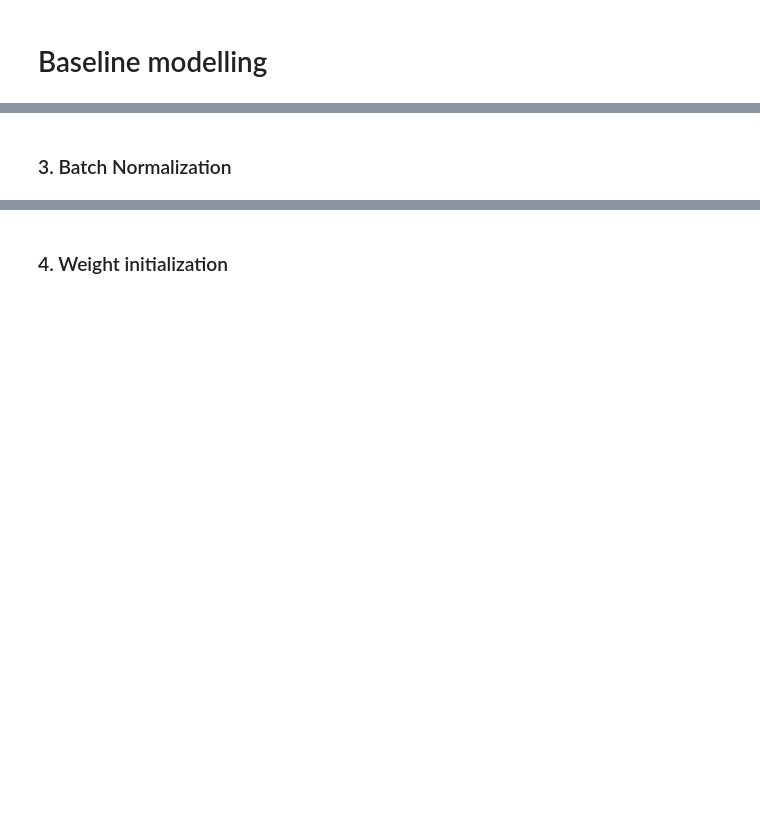
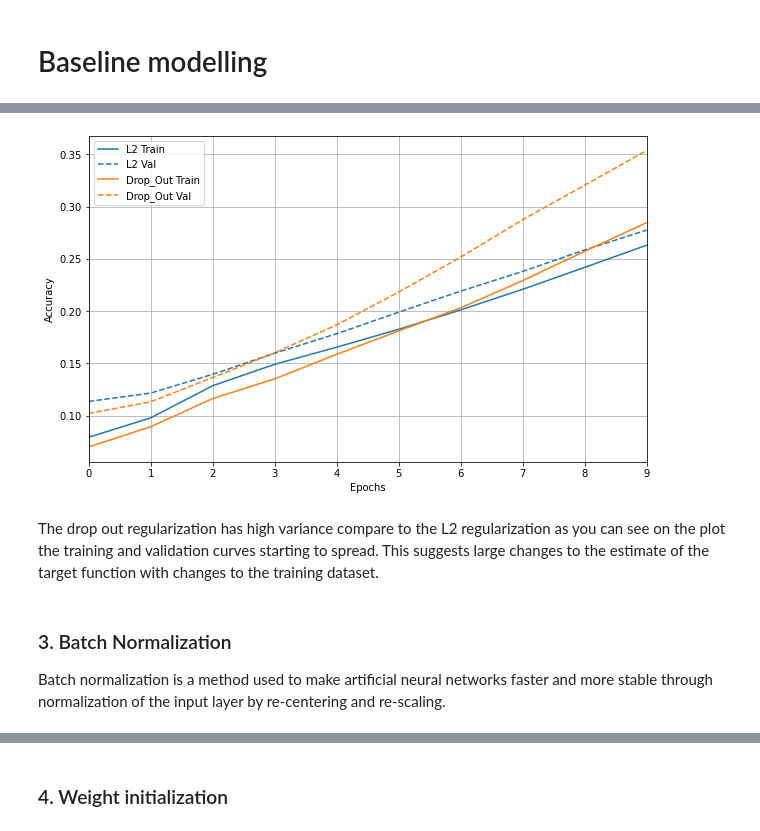
Before and after one commit to oceanesalmeron/MoA-prediction, a Jupyter notebook: moa-prediction.ipynb, the cells around one changed output, grey strips where cells are left out. Saved outputs shown, nothing was run; the diff lists cells and outputs as text; code cells hidden in the pictures; blank space fills up the shorter version.

```diff
--- a/moa-prediction.ipynb
+++ b/moa-prediction.ipynb
@@ -307,12 +361,5 @@ dp_model = tf.keras.Sequential([
     layers.Dropout(.1),
     layers.Dense(206)
 ])
-
-dp_model.compile(optimizer='adam',
-                 loss=tf.keras.losses.BinaryCrossentropy(from_logits=True, name='binary_crossentropy'),
-                 metrics=[tf.keras.losses.BinaryCrossentropy(from_logits=True, name='binary_crossentropy'),'accuracy'])
-# %%
-regularizer_histories['dp'] = dp_model.fit(train,
-                                           validation_data=val,
-                                           callbacks=get_callbacks('dp'),
-                                           epochs=10)
+# %%
+regularizer_histories['drop_out'] = compile_and_fit(dp_model, 'drop_out')
@@ -319,9 +384,13 @@ regularizer_histories['dp'] = dp_model.fit(train,
 # %%
 plt.figure(figsize=(10, 6))
 plotter.plot(regularizer_histories)
-plt.ylim([0.01, 0.7])
+# %% [output]
+[figure, added]
-# %% [markdown]
-### 3. Batch Normalization
+# %% [markdown]
+The drop out regularization has high variance compare to the L2 regularization as you can see on the plot the training and validation curves starting to spread. This suggests large changes to the estimate of the target function with changes to the training dataset.
+# %% [markdown]
+### 3. Batch Normalization
+Batch normalization is a method used to make artificial neural networks faster and more stable through normalization of the input layer by re-centering and re-scaling.
 # %%
 batch_model = tf.keras.Sequential([
     feature_layer,
```
Also changed, not shown: parts of 56 cells of this notebook.
